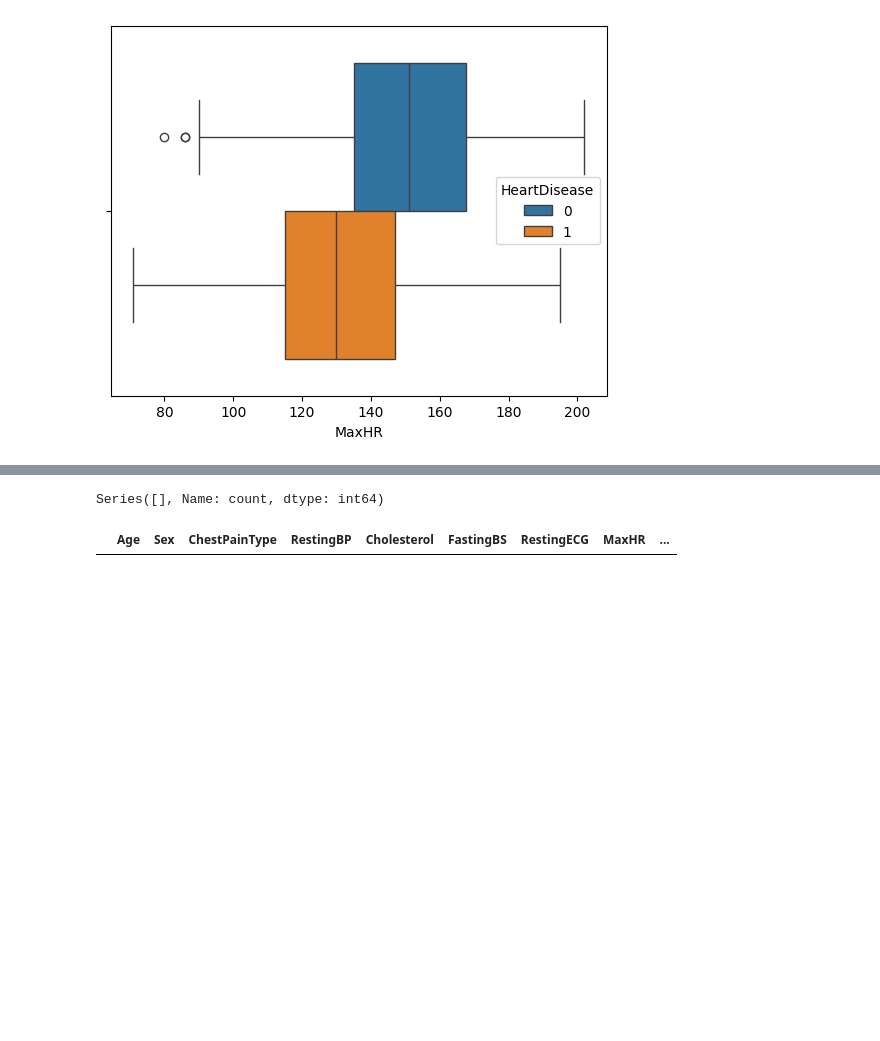
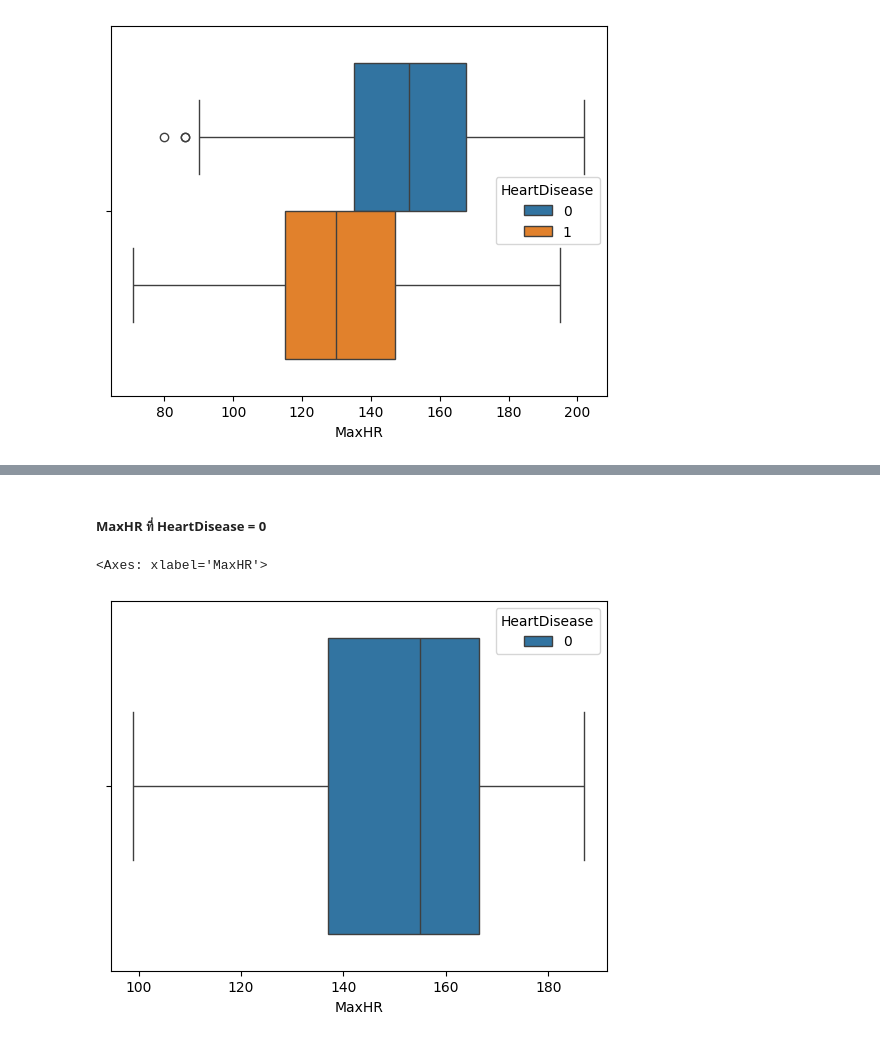
Before and after one commit to ChickenMan-1080/ML-Practice, a Jupyter notebook: ML-Heart/main.ipynb, the cells around one changed output, grey strips where cells are left out. Cells and saved outputs as stored; diff of their text form; code cells hidden in the pictures; blank space fills up the shorter version.

```diff
--- a/ML-Heart/main.ipynb
+++ b/ML-Heart/main.ipynb
@@ -305,12 +293,9 @@ plt.show()
-# %%
-df_drop_outliers = df_drop_outliers[df_drop_outliers['MaxHR'] >= Q1_MaxHR - (1.5 * IQR_MaxHR)]
-# %%
-## กำหนด MaxHR ที่ HeartDisease = 0 ให้ได้
-
-df_drop_outliers[df_drop_outliers['MaxHR'] < Q1_MaxHR - (1.5*IQR_MaxHR)]['HeartDisease'].value_counts()
-# %% [output]
-Series([], Name: count, dtype: int64)
-# %%
-df_drop_outliers[df_drop_outliers['MaxHR'] < Q1_MaxHR - (1.5*IQR_MaxHR)]
-# %% [output]
-|  | Age | Sex | ChestPainType | RestingBP | Cholesterol | FastingBS | RestingECG | MaxHR | ... |
+# %% [markdown]
+##### MaxHR ที่ HeartDisease = 0
+# %%
+df_MaxHR_0 = df_drop_outliers[(df_drop_outliers['MaxHR']) & (df_drop_outliers['HeartDisease'] == 0)]
+# %%
+sns.boxplot(df_MaxHR_0,x='MaxHR',hue='HeartDisease')
+# %% [output]
+<Axes: xlabel='MaxHR'>
+[figure, added]
```
Also changed, not shown: parts of 34 cells of this notebook.
